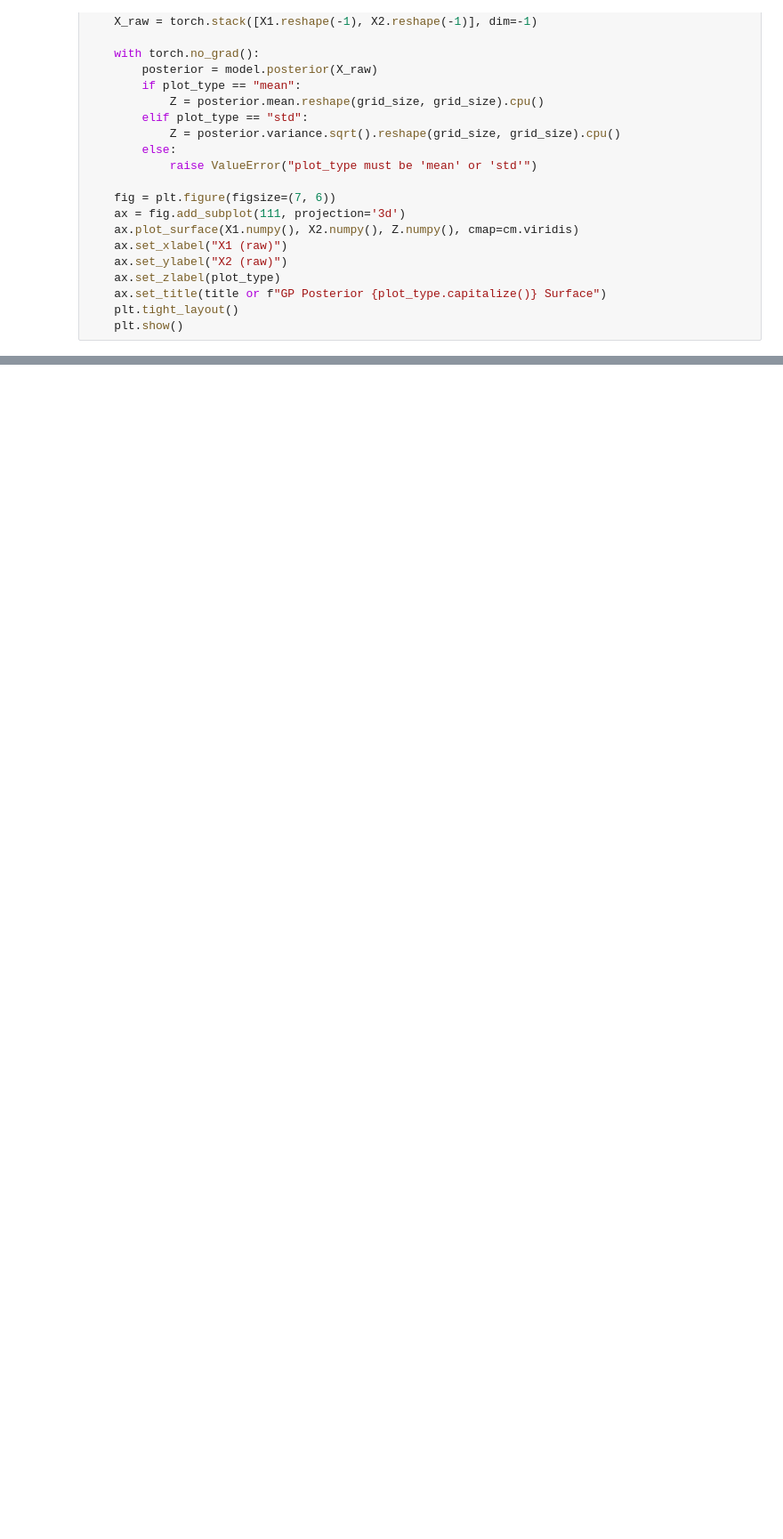
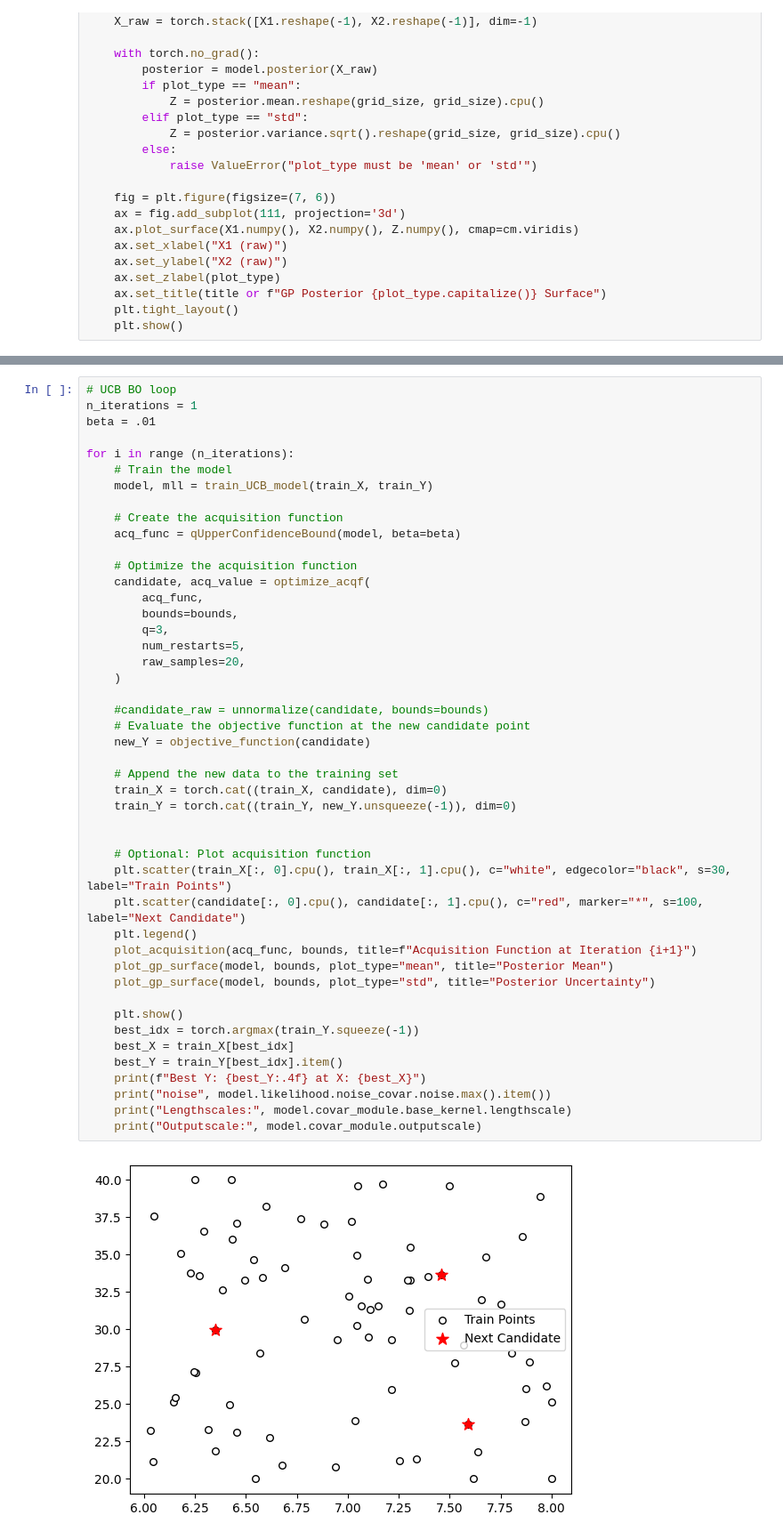
Before and after one commit to subarumuroi/Torch-Practice, a Jupyter notebook: BOTorch UCB.ipynb, the cells around one changed output, grey strips where cells are left out. Shown at 89% size. Cells and saved outputs as stored; diff of their text form; blank space fills up the shorter version.

```diff
--- a/BOTorch UCB.ipynb
+++ b/BOTorch UCB.ipynb
@@ -268,0 +284,48 @@ Outputscale: tensor(0.3009, dtype=torch.float64, grad_fn=<SoftplusBackward0>)
+# %%
+# UCB BO loop
+n_iterations = 1
+beta = .01
+
+for i in range (n_iterations):
+    # Train the model
+    model, mll = train_UCB_model(train_X, train_Y)
+
+    # Create the acquisition function
+    acq_func = qUpperConfidenceBound(model, beta=beta)
+
+    # Optimize the acquisition function
+    candidate, acq_value = optimize_acqf(
+        acq_func,
+        bounds=bounds,
+        q=3,
+        num_restarts=5,
+        raw_samples=20,
+    )
+
+    #candidate_raw = unnormalize(candidate, bounds=bounds)
+    # Evaluate the objective function at the new candidate point
+    new_Y = objective_function(candidate)
+
+    # Append the new data to the training set
+    train_X = torch.cat((train_X, candidate), dim=0)
+    train_Y = torch.cat((train_Y, new_Y.unsqueeze(-1)), dim=0)
+
+
+    # Optional: Plot acquisition function
+    plt.scatter(train_X[:, 0].cpu(), train_X[:, 1].cpu(), c="white", edgecolor="black", s=30, label="Train Points")
+    plt.scatter(candidate[:, 0].cpu(), candidate[:, 1].cpu(), c="red", marker="*", s=100, label="Next Candidate")
+    plt.legend()
+    plot_acquisition(acq_func, bounds, title=f"Acquisition Function at Iteration {i+1}")
+    plot_gp_surface(model, bounds, plot_type="mean", title="Posterior Mean")
+    plot_gp_surface(model, bounds, plot_type="std", title="Posterior Uncertainty")
+
+    plt.show()
+    best_idx = torch.argmax(train_Y.squeeze(-1))
+    best_X = train_X[best_idx]
+    best_Y = train_Y[best_idx].item()
+    print(f"Best Y: {best_Y:.4f} at X: {best_X}")
+    print("noise", model.likelihood.noise_covar.noise.max().item())
+    print("Lengthscales:", model.covar_module.base_kernel.lengthscale)
+    print("Outputscale:", model.covar_module.outputscale)
+# %% [output]
+[figure, added]
```
Also changed, not shown: parts of 8 cells of this notebook, 1 other file.
